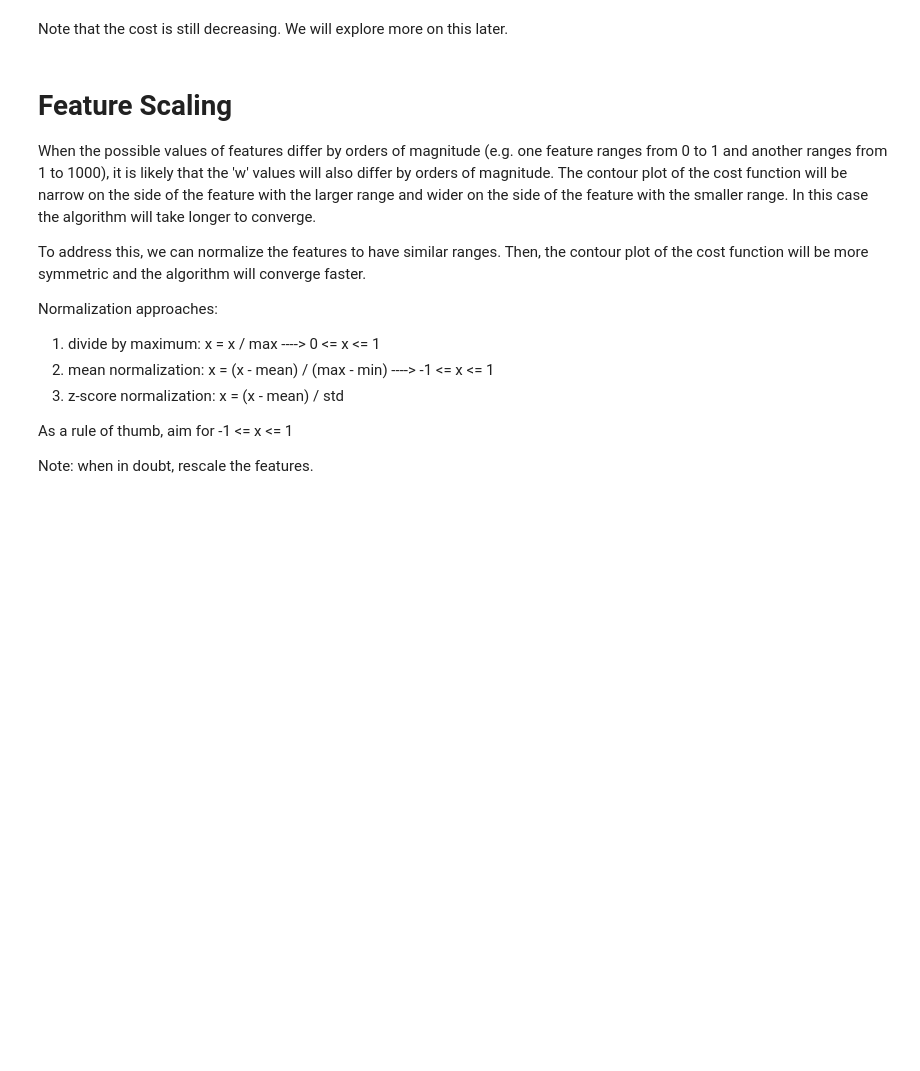
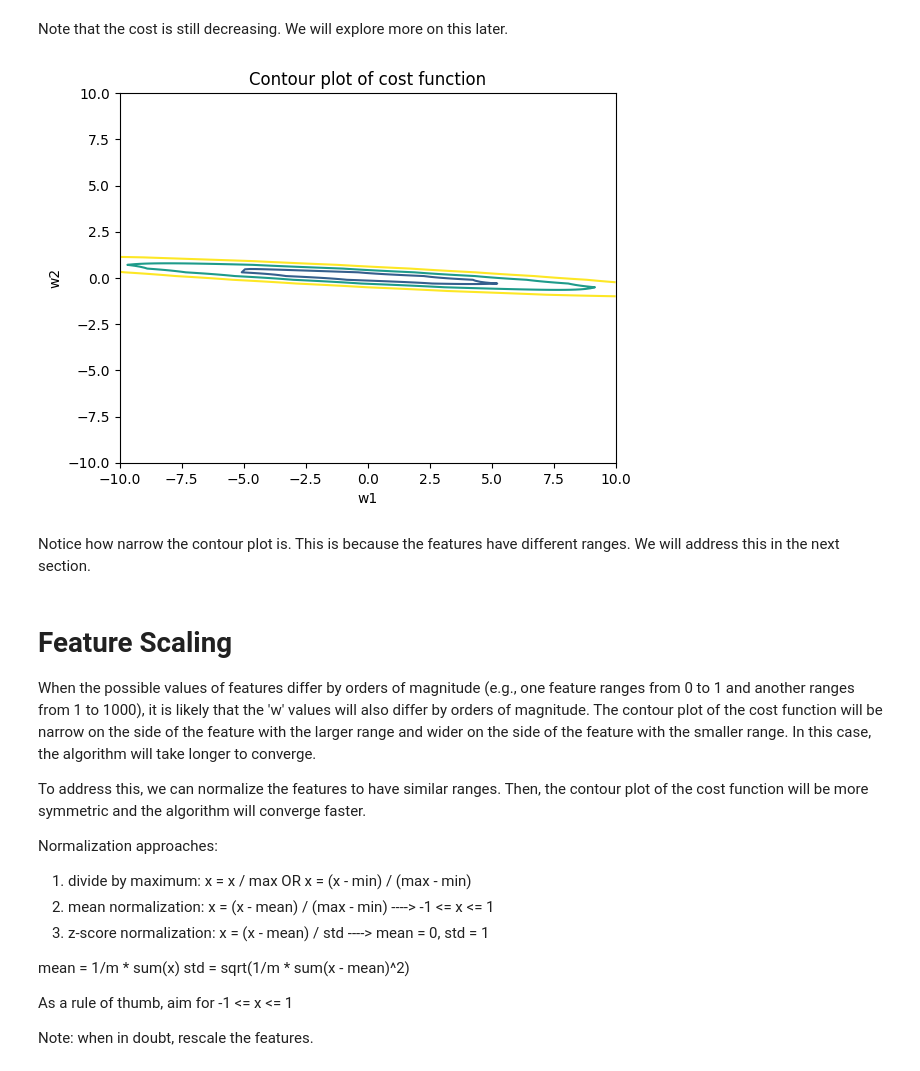
Before and after one commit to MohadesehHakimi/intro-to-machine-learning, a Jupyter notebook: Supervised Machine Learning: Regression and Classification /week 2.ipynb, the cells around one changed output. Cells and saved outputs as stored; diff of their text form; code cells hidden in the pictures; blank space fills up the shorter version.

```diff
--- a/Supervised Machine Learning: Regression and Classification /week 2.ipynb
+++ b/Supervised Machine Learning: Regression and Classification /week 2.ipynb
@@ -129,19 +146,43 @@ plt.show()
 # %% [markdown]
 Note that the cost is still decreasing. We will explore more on this later.
+# %%
+# plot contour plot of cost function, for the first two features
+w1_vals = np.linspace(-10, 10, 100)
+w2_vals = np.linspace(-10, 10, 100)
+
+J_vals = np.zeros((len(w1_vals), len(w2_vals)))
+for i, w1 in enumerate(w1_vals):
+    for j, w2 in enumerate(w2_vals):
+        w = np.array([w1, w2])
+        J_vals[i, j] = compute_cost(X_train[:, :2], y_train, w, b)
+
+plt.contour(w1_vals, w2_vals, J_vals.T, levels=np.logspace(-2, 3, 20))
+plt.xlabel('w1')
+plt.ylabel('w2')
+plt.title('Contour plot of cost function')
+plt.show()
+# %% [output]
+[figure, added]
+# %% [markdown]
+Notice how narrow the contour plot is. This is because the features have different ranges.
+We will address this in the next section.
 # %% [markdown]
 Feature Scaling
 ===============
-When the possible values of features differ by orders of magnitude (e.g. one feature ranges from 0 to 1 and another ranges from 1 to 1000), it is likely that the 'w' values will also differ by orders of magnitude.
+When the possible values of features differ by orders of magnitude (e.g., one feature ranges from 0 to 1 and another ranges from 1 to 1000), it is likely that the 'w' values will also differ by orders of magnitude.
 The contour plot of the cost function will be narrow on the side of the feature with the larger range and wider on the side of the feature with the smaller range.
-In this case the algorithm will take longer to converge.
+In this case, the algorithm will take longer to converge.
 
 To address this, we can normalize the features to have similar ranges.
 Then, the contour plot of the cost function will be more symmetric and the algorithm will converge faster.
 
 Normalization approaches:
-1. divide by maximum: x = x / max       ----> 0 <= x <= 1
+1. divide by maximum: x = x / max  OR  x = (x - min) / (max - min)
 2. mean normalization: x = (x - mean) / (max - min)     ----> -1 <= x <= 1
-3. z-score normalization: x = (x - mean) / std
+3. z-score normalization: x = (x - mean) / std      ----> mean = 0, std = 1
+
+mean = 1/m * sum(x)
+std = sqrt(1/m * sum(x - mean)^2)
 
 As a rule of thumb, aim for -1 <= x <= 1
 
```
Also changed, not shown: parts of 16 cells of this notebook.
